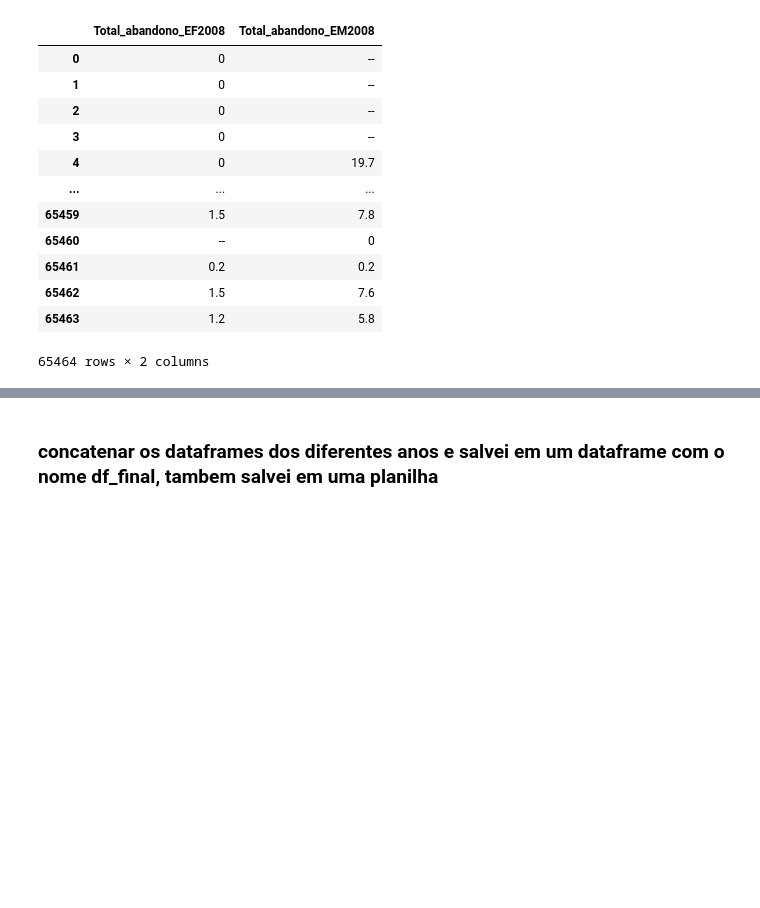
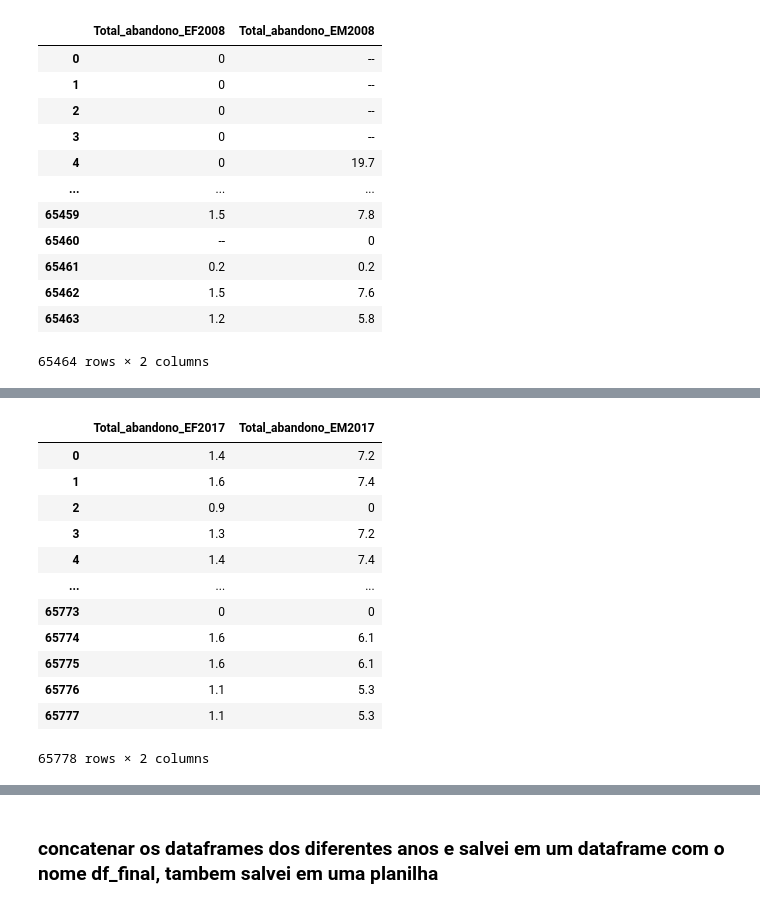
Before and after one commit to thiagodasillva/escolarData, a Jupyter notebook: mesclagem.ipynb, the cells around one changed output, grey strips where cells are left out. Saved outputs shown, nothing was run; the diff lists cells and outputs as text; code cells hidden in the pictures; blank space fills up the shorter version.

```diff
--- a/mesclagem.ipynb
+++ b/mesclagem.ipynb
@@ -67,0 +184,18 @@ df2015
+# %%
+df2017 = pd.read_csv("Dados Tratados/dadosTratados2017.csv")
+df2017= df2017.iloc[:,[6,7]]
+df2017
+# %% [output]
+|  | Total_abandono_EF2017 | Total_abandono_EM2017 |
+| 0 | 1.4 | 7.2 |
+| 1 | 1.6 | 7.4 |
+| 2 | 0.9 | 0 |
+| 3 | 1.3 | 7.2 |
+| 4 | 1.4 | 7.4 |
+| ... | ... | ... |
+| 65773 | 0 | 0 |
+| 65774 | 1.6 | 6.1 |
+| 65775 | 1.6 | 6.1 |
+| 65776 | 1.1 | 5.3 |
+| 65777 | 1.1 | 5.3 |
+65778 rows × 2 columns
```
Also changed, not shown: parts of 17 cells of this notebook, 1 other file.
